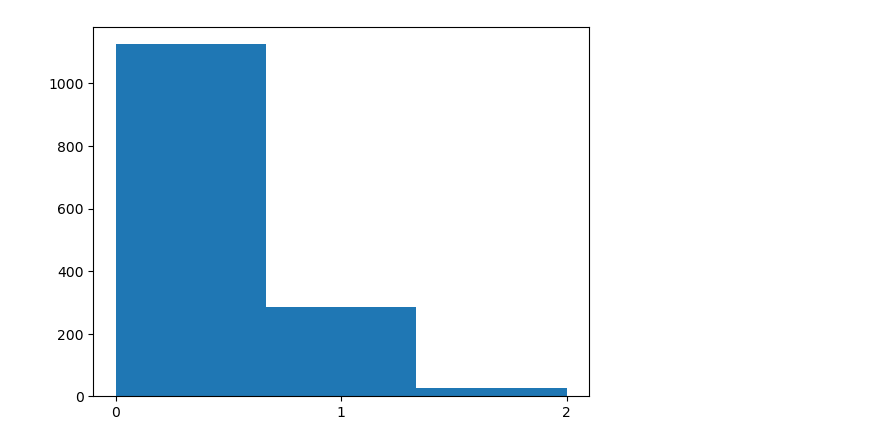
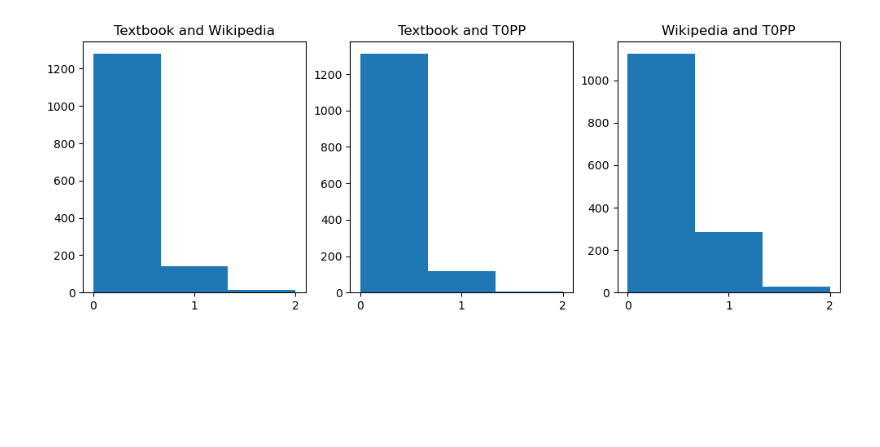
Before and after one commit to mlcolab/learning-dependencies, a Jupyter notebook: exp/22_Metrics.ipynb, the cells around one changed output. Cells and saved outputs as stored; diff of their text form; code cells hidden in the pictures; blank space fills up the shorter version.

Commit message:
add textbook metrics

```diff
--- a/exp/22_Metrics.ipynb
+++ b/exp/22_Metrics.ipynb
@@ -4,21 +4,34 @@ import ast
 from matplotlib import pyplot as plt
 # %%
 df_wiki = pd.read_csv("../dat/wiki/graph.csv")
-df_llm = pd.read_csv("../dat/llm/df_concepts.csv")
+df_llm = pd.read_json("../dat/llm/graph.json")
+df_textbook = pd.read_json("../dat/textbooks/graph.json").iloc[:,[0,3]]
+df_textbook.columns=['concept','dep_articles_textbook']
 df_wiki.dep_articles = [[dep[1] for dep in ast.literal_eval(deps)] for deps in (df_wiki.dep_articles)]
-df_llm.dep_articles = df_llm.dep_articles.apply(ast.literal_eval)
 # %%
 deps = pd.merge(df_wiki[['concept', 'dep_articles']], df_llm[['concept', 'dep_articles']], on="concept", suffixes=('_wiki', '_llm'))
+deps = pd.merge(deps[['concept', 'dep_articles_wiki', 'dep_articles_llm']], df_textbook[['concept', 'dep_articles_textbook']], on="concept")
-# %%
-def get_number_ofcommon_concepts(c):
-    wiki_deps = set(c.dep_articles_wiki)
-    llm_deps = set(c.dep_articles_llm)
-    return len(wiki_deps.intersection(llm_deps))
-
-deps['num_common'] = deps.apply(get_number_ofcommon_concepts, axis=1)
-# %%
-plt.hist(deps['num_common'],bins=3)
-plt.xticks(range(3))
-plt.show()
-# %% [output]
-[figure, removed]
+# %%
+def get_number_common_concepts(concept, first, second):
+    deps1 = set(first)
+    deps2 = set(second)
+    if len(deps1.intersection(deps2)):
+        #print(f"{concept}: {first} vs {second}")
+        pass
+    return len(deps1.intersection(deps2))
+
+deps['num_common_tb_wiki'] = deps.apply(lambda r: get_number_common_concepts(r.concept, r.dep_articles_textbook, r.dep_articles_wiki), axis=1)
+deps['num_common_tb_llm'] = deps.apply(lambda r: get_number_common_concepts(r.concept, r.dep_articles_textbook, r.dep_articles_llm), axis=1)
+deps['num_common_llm_wiki'] = deps.apply(lambda r: get_number_common_concepts(r.concept, r.dep_articles_llm, r.dep_articles_wiki), axis=1)
+# %%
+figs, ax = plt.subplots(1, 3, figsize=(12,4))
+ax[0].set_title("Textbook and Wikipedia")
+ax[0].hist(deps['num_common_tb_wiki'], bins=3)
+ax[1].set_title("Textbook and T0PP")
+ax[1].hist(deps['num_common_tb_llm'], bins=3)
+ax[2].set_title("Wikipedia and T0PP")
+ax[2].hist(deps['num_common_llm_wiki'], bins=3)
+for i in range(3): ax[i].set_xticks(range(3))
+plt.show()
+# %% [output]
+[figure, added]
```
Also changed, not shown: 10 other files.
